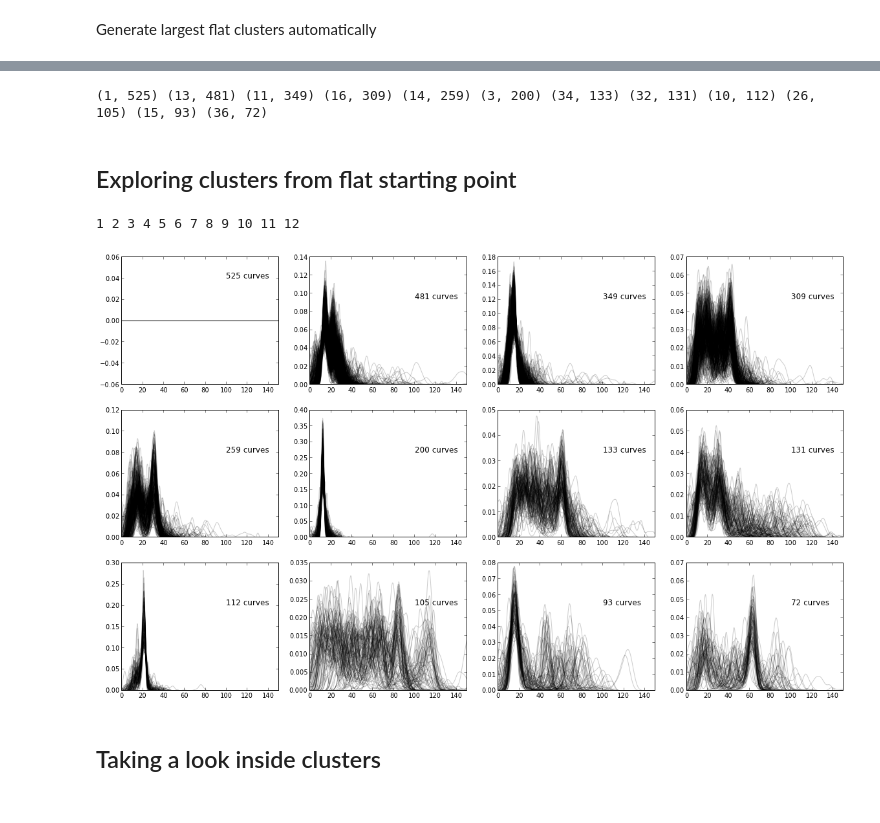
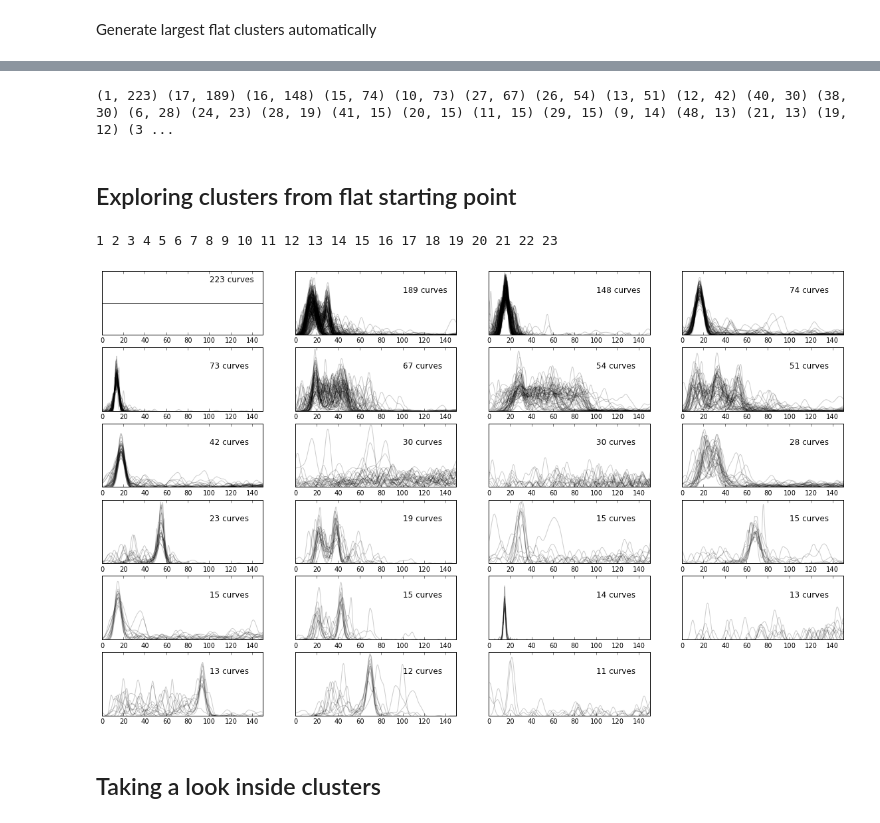
Before and after one commit to hilaryjoyce/smfs-data-analysis, a Jupyter notebook: all_ala_curved_clustering.ipynb, the cells around one changed output, grey strips where cells are left out. Saved outputs shown, nothing was run; the diff lists cells and outputs as text; code cells hidden in the pictures.

```diff
--- a/all_ala_curved_clustering.ipynb
+++ b/all_ala_curved_clustering.ipynb
@@ -11,7 +11,7 @@ from time import clock
 ## CoAnalysis object for flat aLa data at max_shift = 30
 # %%
 # Transform analysis parameter folder
-parameter_folder = "../Data/aLa_flat_all/Transform_analysis/Parameters_p0.4_minTss5_minForce45/"
+parameter_folder = "../Data/aLa_curved_all/Transform_analysis/Parameters_p0.4_minTss5_minForce45/"
 # %%
 # Maximum shift
 max_shift = 30
@@ -65,6 +65,7 @@ Cluster Size
 # %% [markdown]
 Generate largest flat clusters automatically
 # %%
-large_clusters, large_sizes = F.largest_clusters(50)
+large_clusters, large_sizes = F.largest_clusters(10)
+print len(large_sizes)
 print sum(large_sizes)
 # %% [output]
@@ -77,23 +79,23 @@ for cluster in large_clusters:
     print "(%d, %d)" % (cluster, large_sizes[i]),
     i = i+1
 # %% [output]
-(1, 525) (13, 481) (11, 349) (16, 309) (14, 259) (3, 200) (34, 133) (32, 131) (10, 112) (26, 105) (15, 93) (36, 72)
+(1, 223) (17, 189) (16, 148) (15, 74) (10, 73) (27, 67) (26, 54) (13, 51) (12, 42) (40, 30) (38, 30) (6, 28) (24, 23) (28, 19) (41, 15) (20, 15) (11, 15) (29, 15) (9, 14) (48, 13) (21, 13) (19, 12) (3 ...
 # %% [markdown]
 ## Exploring clusters from flat starting point
 # %%
 # maximum Lc value for plotting
-max_x = 150
+max_x = 120
 # %%
 figsize(20,12)
 i = 1
 for flat in fclust:
     print i,
-    subplot(3,4,i)
+    subplot(6,4,i)
     flat.plot_cluster(alpha=0.2, max_x = max_x)
     i = i+1
 # %% [output]
-1 2 3 4 5 6 7 8 9 10 11 12
+1 2 3 4 5 6 7 8 9 10 11 12 13 14 15 16 17 18 19 20 21 22 23
-[figure, old version]
+[figure, new version]
 # %% [markdown]
 ## Taking a look inside clusters
 # %% [markdown]
```
Also changed, not shown: parts of 10 cells of this notebook, 2 other files.
